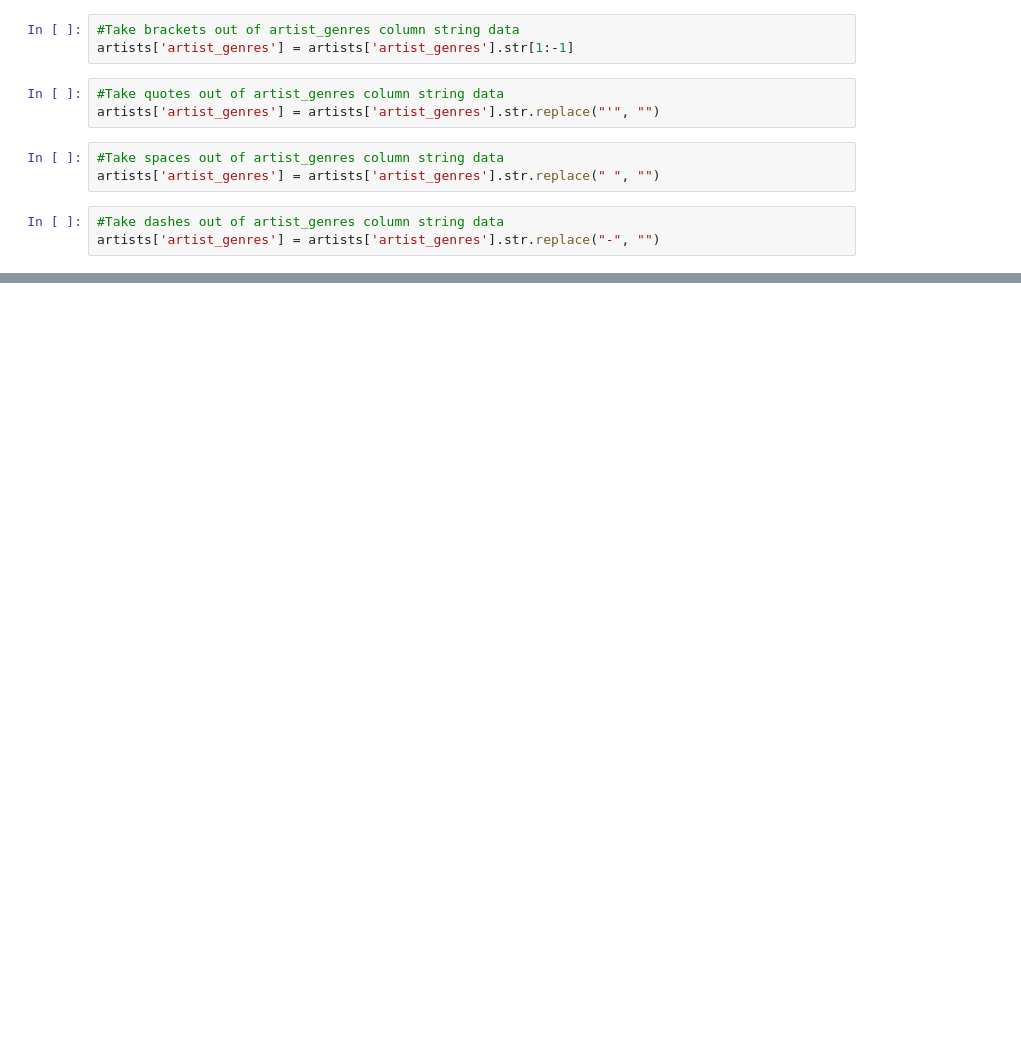
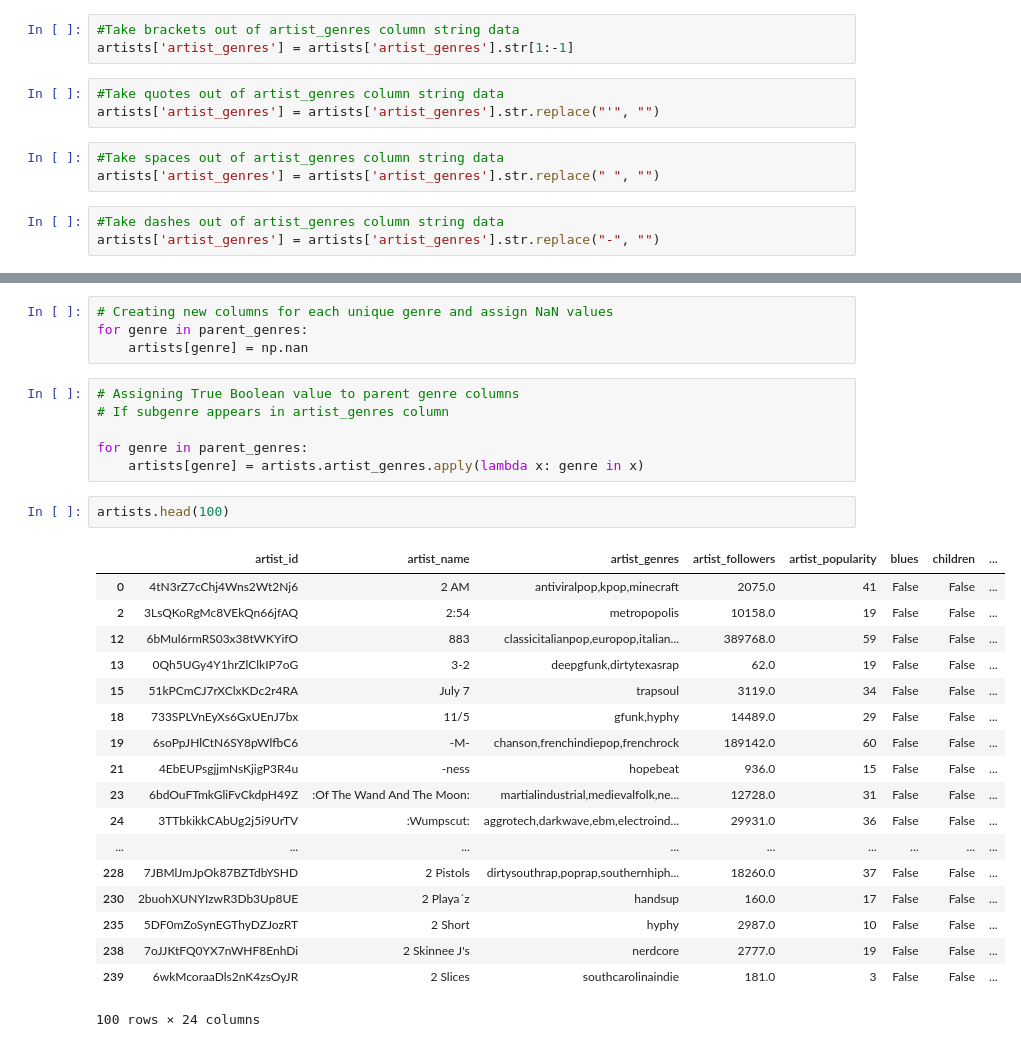
Before and after one commit to maxtingle11/Determining-Artist-Popularity-Differences-by-Genre-with-Hypothesis-Testing, a Jupyter notebook: Data Cleaning.ipynb, the cells around one changed output, grey strips where cells are left out. Cells and saved outputs as stored; diff of their text form; blank space fills up the shorter version.

```diff
--- a/Data Cleaning.ipynb
+++ b/Data Cleaning.ipynb
@@ -105,0 +215,31 @@ unique_genre_df.head(100)
+# %%
+# Creating new columns for each unique genre and assign NaN values
+for genre in parent_genres:
+    artists[genre] = np.nan
+# %%
+# Assigning True Boolean value to parent genre columns
+# If subgenre appears in artist_genres column
+
+for genre in parent_genres:
+    artists[genre] = artists.artist_genres.apply(lambda x: genre in x)
+# %%
+artists.head(100)
+# %% [output]
+|  | artist_id | artist_name | artist_genres | artist_followers | artist_popularity | blues | children | ... |
+| 0 | 4tN3rZ7cChj4Wns2Wt2Nj6 | 2 AM | antiviralpop,kpop,minecraft | 2075.0 | 41 | False | False | ... |
+| 2 | 3LsQKoRgMc8VEkQn66jfAQ | 2:54 | metropopolis | 10158.0 | 19 | False | False | ... |
+| 12 | 6bMul6rmRS03x38tWKYifO | 883 | classicitalianpop,europop,italian... | 389768.0 | 59 | False | False | ... |
+| 13 | 0Qh5UGy4Y1hrZlClkIP7oG | 3-2 | deepgfunk,dirtytexasrap | 62.0 | 19 | False | False | ... |
+| 15 | 51kPCmCJ7rXClxKDc2r4RA | July 7 | trapsoul | 3119.0 | 34 | False | False | ... |
+| 18 | 733SPLVnEyXs6GxUEnJ7bx | 11/5 | gfunk,hyphy | 14489.0 | 29 | False | False | ... |
+| 19 | 6soPpJHlCtN6SY8pWlfbC6 | -M- | chanson,frenchindiepop,frenchrock | 189142.0 | 60 | False | False | ... |
+| 21 | 4EbEUPsgjjmNsKjigP3R4u | -ness | hopebeat | 936.0 | 15 | False | False | ... |
+| 23 | 6bdOuFTmkGliFvCkdpH49Z | :Of The Wand And The Moon: | martialindustrial,medievalfolk,ne... | 12728.0 | 31 | False | False | ... |
+| 24 | 3TTbkikkCAbUg2j5i9UrTV | :Wumpscut: | aggrotech,darkwave,ebm,electroind... | 29931.0 | 36 | False | False | ... |
+| ... | ... | ... | ... | ... | ... | ... | ... | ... |
+| 228 | 7JBMlJmJpOk87BZTdbYSHD | 2 Pistols | dirtysouthrap,poprap,southernhiph... | 18260.0 | 37 | False | False | ... |
+| 230 | 2buohXUNYIzwR3Db3Up8UE | 2 Playa´z | handsup | 160.0 | 17 | False | False | ... |
+| 235 | 5DF0mZoSynEGThyDZJozRT | 2 Short | hyphy | 2987.0 | 10 | False | False | ... |
+| 238 | 7oJJKtFQ0YX7nWHF8EnhDi | 2 Skinnee J's | nerdcore | 2777.0 | 19 | False | False | ... |
+| 239 | 6wkMcoraaDls2nK4zsOyJR | 2 Slices | southcarolinaindie | 181.0 | 3 | False | False | ... |
+100 rows × 24 columns
```
Also changed, not shown: parts of 43 cells of this notebook, 3 other files.
